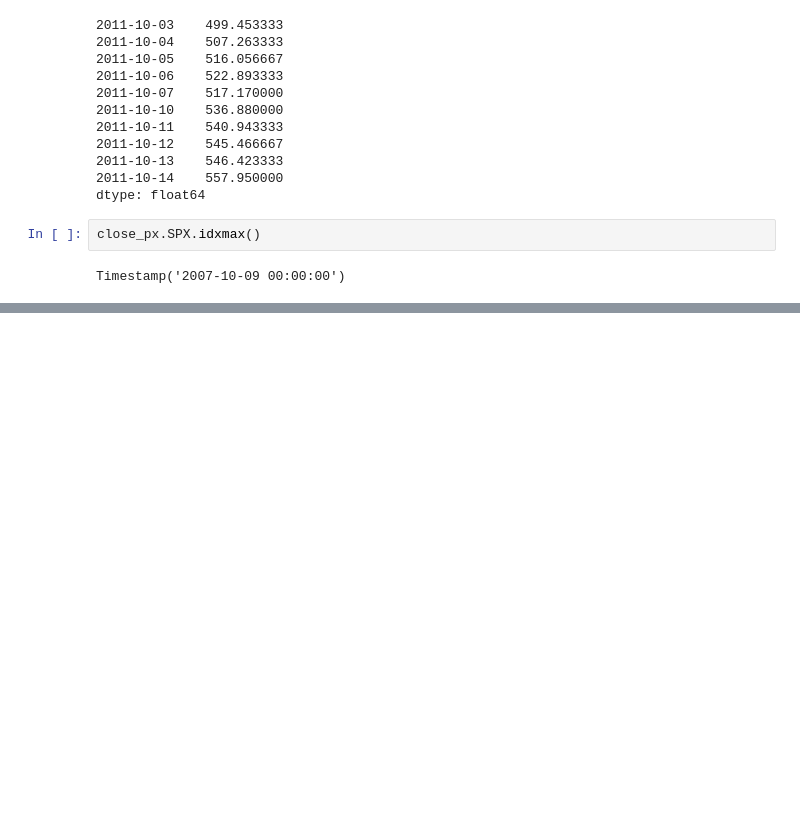
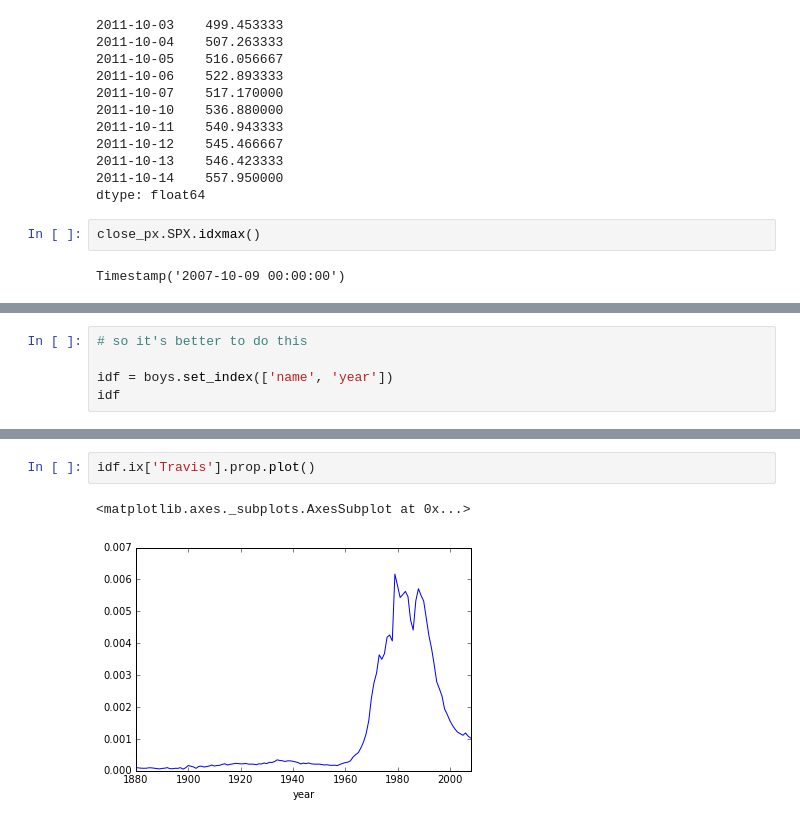
Before and after one commit to ja-vazquez/Python_compendium, a Jupyter notebook: Data_Analysis_with_Pandas.ipynb, the cells around one changed output, grey strips where cells are left out. Saved outputs shown, nothing was run; the diff lists cells and outputs as text; blank space fills up the shorter version.

```diff
--- a/Data_Analysis_with_Pandas.ipynb
+++ b/Data_Analysis_with_Pandas.ipynb
@@ -94,0 +220,5 @@ Timestamp('2007-10-09 00:00:00')
+# %%
+# so it's better to do this
+
+idf = boys.set_index(['name', 'year'])
+idf
@@ -94,0 +257,5 @@ Timestamp('2007-10-09 00:00:00')
+# %%
+idf.ix['Travis'].prop.plot()
+# %% [output]
+<matplotlib.axes._subplots.AxesSubplot at 0x...>
+[figure, added]
```
Also changed, not shown: parts of 29 cells of this notebook, 3 other files.
